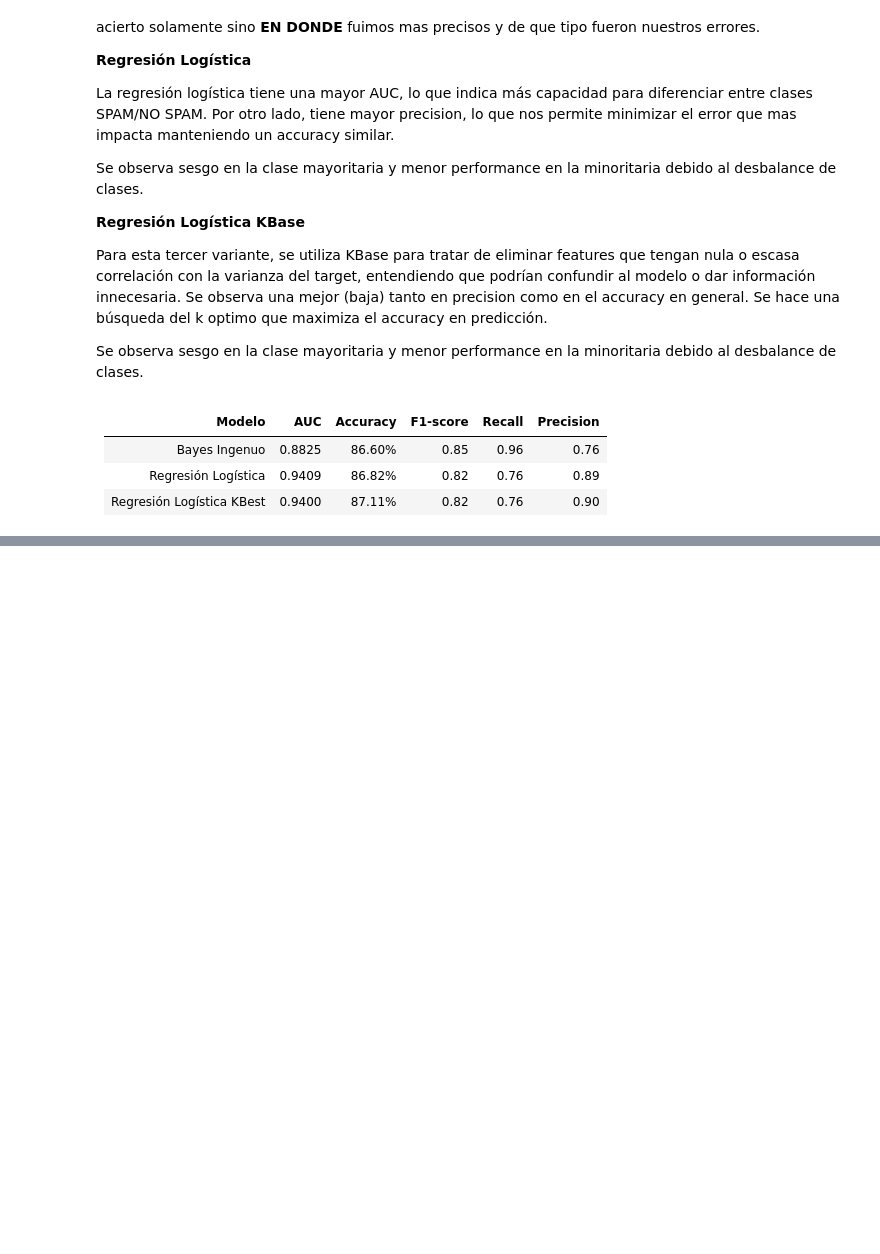
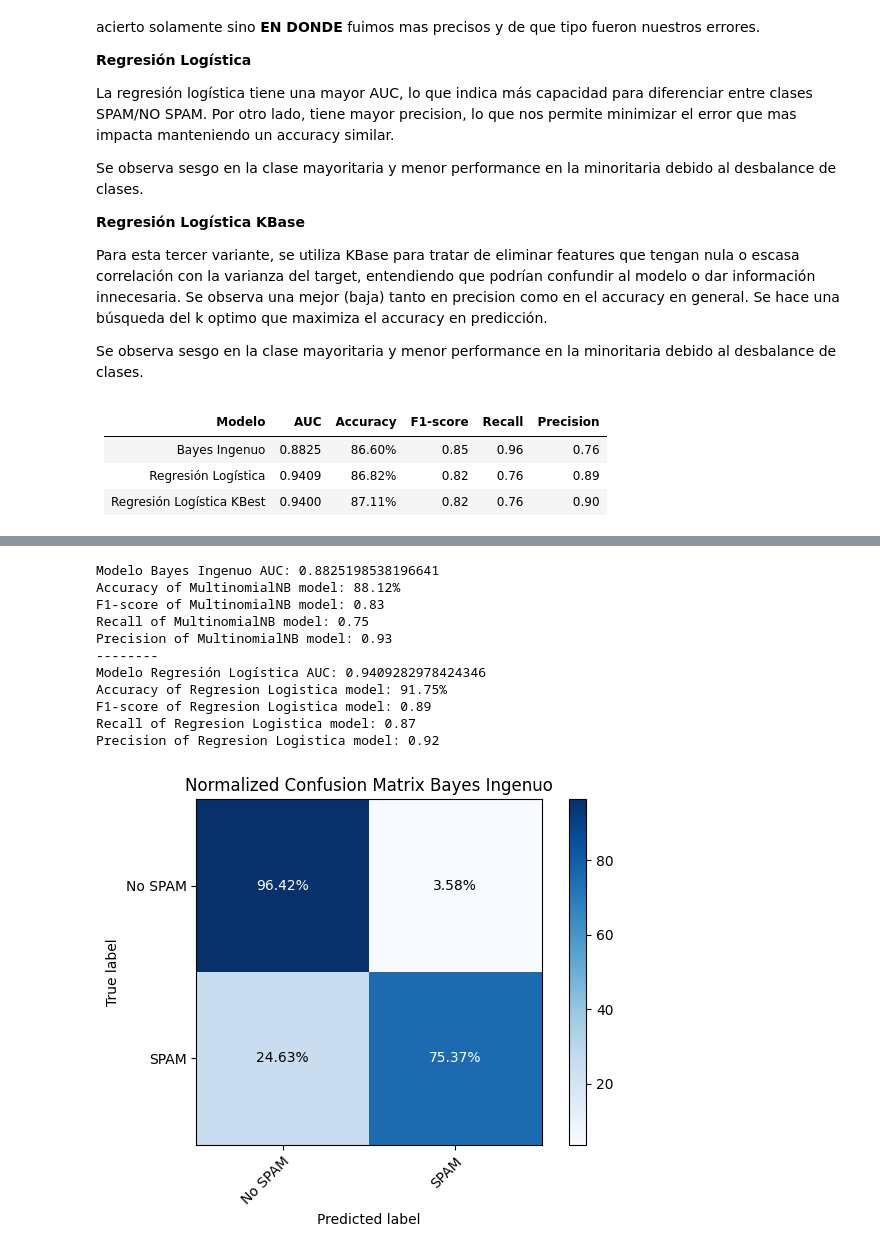
Before and after one commit to FIUBA-CEIA-18Co2024/IIA-TP3, a Jupyter notebook: notebook.ipynb, the cells around one changed output, grey strips where cells are left out. Saved outputs shown, nothing was run; the diff lists cells and outputs as text; code cells hidden in the pictures; blank space fills up the shorter version.

Commit message:
Scalers nuevos

```diff
--- a/notebook.ipynb
+++ b/notebook.ipynb
@@ -664,0 +669,80 @@ Se observa sesgo en la clase mayoritaria y menor performance en la minoritaria d
+# %%
+dataset = pd.read_csv("dataset/spambase.csv")
+X = (dataset.drop(columns="spam") * 100).astype(int)
+y = dataset["spam"]
+random_state = 12345
+X_train, X_test, y_train, y_test = train_test_split(X, y, test_size=0.3, random_state=random_state, stratify=y, shuffle=True)
+
+scaler = MinMaxScaler() # por que? ver de usar standard scaler
+X_train_scaled_nb = scaler.fit_transform(X_train)
+X_test_scaled_nb = scaler.transform(X_test)
+
+scaler = StandardScaler() # por que? ver de usar standard scaler
+X_train_scaled_lg = scaler.fit_transform(X_train)
+X_test_scaled_lg = scaler.transform(X_test)
+
+bayes_naive = MultinomialNB()
+bayes_naive.fit(X_train_scaled_nb, y_train)
+
+regresion_logistica = LogisticRegression()
+regresion_logistica.fit(X_train_scaled_lg, y_train)
+
+y_nb_predict = bayes_naive.predict(X_test_scaled_nb)
+y_regresion_logistica_predict = regresion_logistica.predict(X_test_scaled_lg)
+
+y_nb_accuracy = accuracy_score(y_test, y_nb_predict)
+y_nb_f1 = f1_score(y_test, y_nb_predict)
+y_nb_recall = recall_score(y_test, y_nb_predict)
+y_nb_precision = precision_score(y_test, y_nb_predict, zero_division=0, pos_label=1)
+
+y_regresion_logistica_accuracy = accuracy_score(y_test, y_regresion_logistica_predict)
+y_regresion_logistica_f1 = f1_score(y_test, y_regresion_logistica_predict)
+y_regresion_logistica_recall = recall_score(y_test, y_regresion_logistica_predict)
+y_regresion_logistica_precision = precision_score(y_test, y_regresion_logistica_predict, zero_division=0, pos_label=1)
+
+print(f"Modelo Bayes Ingenuo AUC: {auc(fpr_bayes_naive, tpr_bayes_naive)}")
+print(f"Accuracy of MultinomialNB model: {y_nb_accuracy * 100:.2f}%")
+print(f"F1-score of MultinomialNB model: {y_nb_f1:.2f}")
+print(f"Recall of MultinomialNB model: {y_nb_recall:.2f}")
+print(f"Precision of MultinomialNB model: {y_nb_precision:.2f}")
+print('--------')
+print(f"Modelo Regresión Logística AUC: {auc(fpr_regresion_logistica, tpr_regresion_logistica)}")
+print(f"Accuracy of Regresion Logistica model: {y_regresion_logistica_accuracy * 100:.2f}%")
+print(f"F1-score of Regresion Logistica model: {y_regresion_logistica_f1:.2f}")
+print(f"Recall of Regresion Logistica model: {y_regresion_logistica_recall:.2f}")
+print(f"Precision of Regresion Logistica model: {y_regresion_logistica_precision:.2f}")
+
+cm_nb = confusion_matrix(y_test, y_nb_predict)
+cm_rl = confusion_matrix(y_test, y_regresion_logistica_predict)
+
+display_cm_normalized(cm_nb, 'Bayes Ingenuo')
+display_cm_normalized(cm_rl, "Regresión Logística")
+
+prob_nb = bayes_naive.predict_proba(X_test_scaled_nb)[:, -1]
+prob_lg = regresion_logistica.predict_proba(X_test_scaled_lg)[:, -1]
+
+fpr_bayes_naive, tpr_bayes_naive, _ = roc_curve(y_test, prob_nb)
+fpr_regresion_logistica, tpr_regresion_logistica, _ = roc_curve(y_test, prob_lg)
+
+plt.plot(fpr_bayes_naive, tpr_bayes_naive, label="Modelo Bayes Naive")
+plt.plot(fpr_regresion_logistica, tpr_regresion_logistica, label="Modelo Regresión Logística")
+plt.xlim([-0.01, 1.01])
+plt.ylim([-0.01, 1.01])
+plt.xlabel("Tasa de falsos positivos")
+plt.ylabel("Tasa de verdaderos positivos")
+plt.plot([0, 1], [0, 1], 'k--')  # Diagonal line for reference
+plt.legend()
+plt.tight_layout();
+# %% [output]
+Modelo Bayes Ingenuo AUC: 0.8825198538196641
+Accuracy of MultinomialNB model: 88.12%
+F1-score of MultinomialNB model: 0.83
+Recall of MultinomialNB model: 0.75
+Precision of MultinomialNB model: 0.93
+--------
+Modelo Regresión Logística AUC: 0.9409282978424346
+Accuracy of Regresion Logistica model: 91.75%
+F1-score of Regresion Logistica model: 0.89
+Recall of Regresion Logistica model: 0.87
+Precision of Regresion Logistica model: 0.92
+[figure, added]
```
Also changed, not shown: parts of 7 cells of this notebook.
